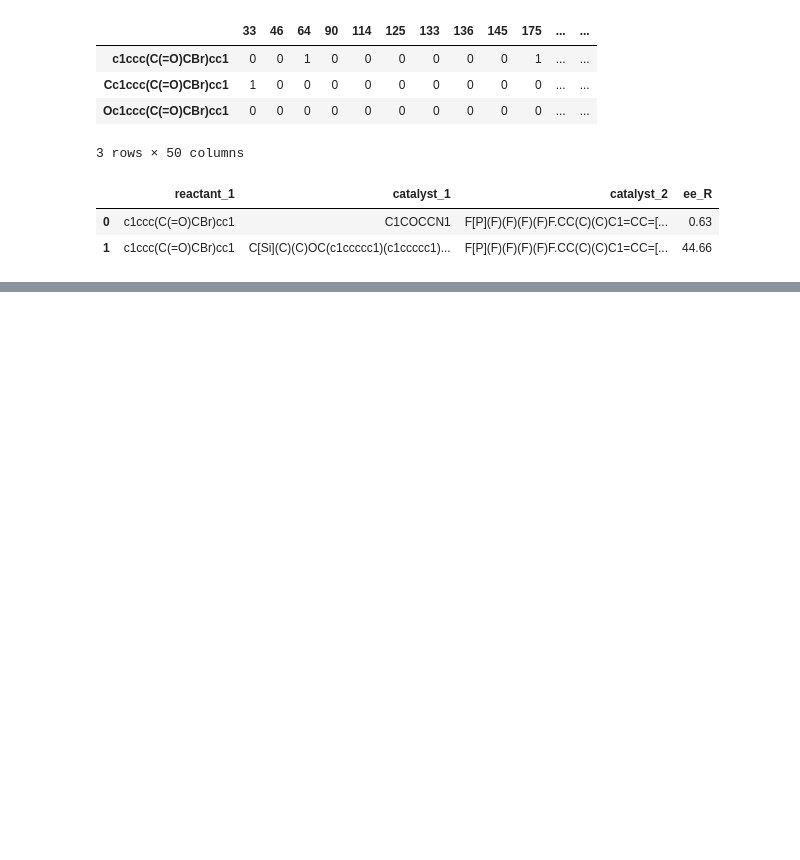
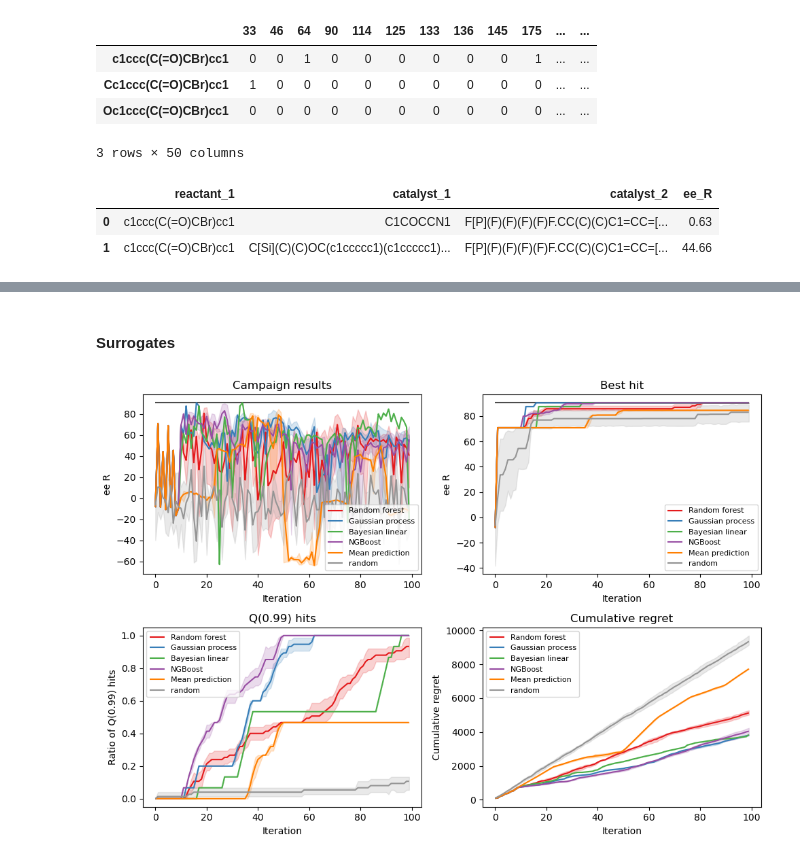
Before and after one commit to Lecmino/ai4chem-bo, a Jupyter notebook: bo_initialization.ipynb, the cells around one changed output, grey strips where cells are left out. Cells and saved outputs as stored; diff of their text form; code cells hidden in the pictures; blank space fills up the shorter version.

```diff
--- a/bo_initialization.ipynb
+++ b/bo_initialization.ipynb
@@ -151,0 +152,2 @@ plot_results(results, lookup, figure_name= 'init_bo.png', nbr_controls=2)
+# %% [markdown]
+#### Surrogates
@@ -151,0 +184,18 @@ plot_results(results, lookup, figure_name= 'init_bo.png', nbr_controls=2)
+# %%
+BATCH_SIZE = 1
+N_DOE_ITERATIONS = 100
+N_MC_ITERATIONS = 5
+
+results = simulate_scenarios(
+    campaigns,
+    lookup,
+    batch_size=BATCH_SIZE,
+    n_doe_iterations=N_DOE_ITERATIONS,
+    n_mc_iterations=N_MC_ITERATIONS,
+)
+# %%
+from utils import plot_results
+
+plot_results(results, lookup, figure_name='bo_surrogates.png', nbr_controls=1)
+# %% [output]
+[figure, added]
```
Also changed, not shown: parts of 5 cells of this notebook, 2 other files.
